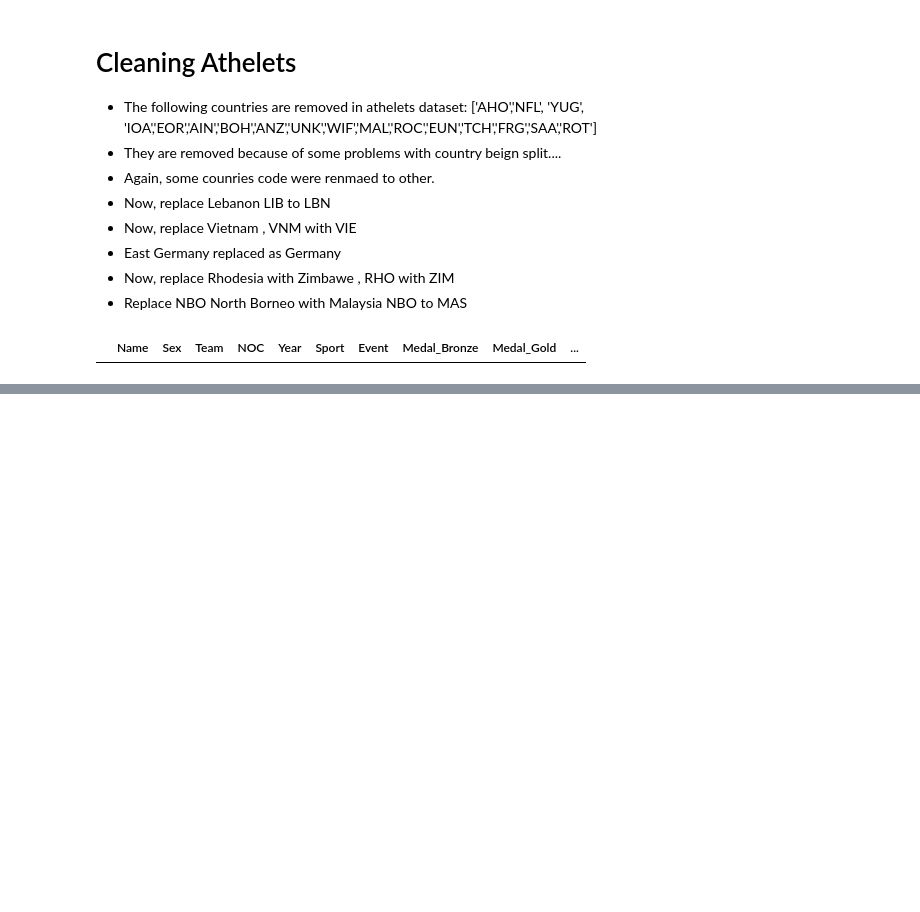
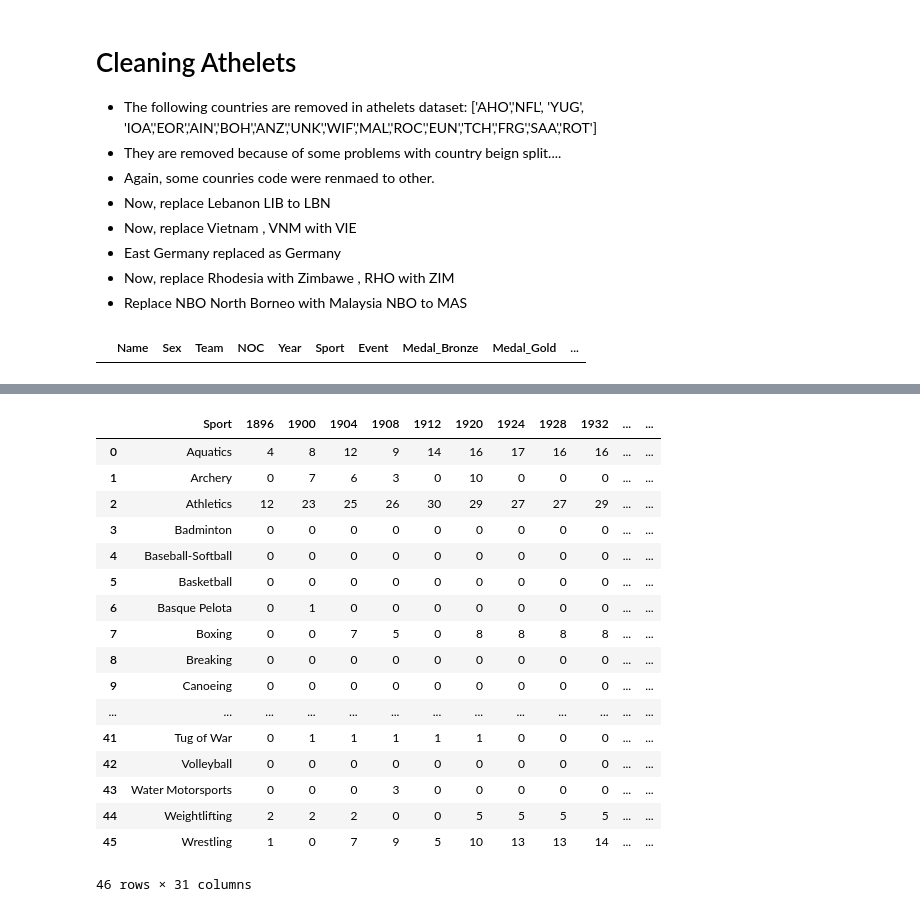
Before and after one commit to SuramyaAngdembay/mcm25, a Jupyter notebook: data_clean.ipynb, the cells around one changed output, grey strips where cells are left out. Saved outputs shown, nothing was run; the diff lists cells and outputs as text; code cells hidden in the pictures; blank space fills up the shorter version.

Commit message:
Olympic Program dataset cleaned

```diff
--- a/data_clean.ipynb
+++ b/data_clean.ipynb
@@ -234,0 +264,48 @@ with open('./pickle/countries_mapping.pkl', 'wb') as file:
+# %%
+# Function to handle data cleaning and conversion
+def clean_and_convert(value):
+    try:
+        # Convert to numeric, coercing non-numeric to NaN
+        numeric_value = pd.to_numeric(value, errors='coerce')
+
+        # If numeric, convert to integer if possible
+        if pd.notna(numeric_value):
+            return int(numeric_value)
+
+    except ValueError:
+        pass  # Ignore conversion errors
+
+    return 0  # Return 0 for non-numeric or invalid values
+
+# Apply the function to each column except Sport
+for col in df_programs.columns:
+    if(col == 'Sport'):
+        continue
+    df_programs[col] = df_programs[col].apply(clean_and_convert)
+# %%
+df_programs = df_programs.groupby('Sport').sum().astype(int)
+
+df_programs = df_programs.reset_index()
+
+df_programs.to_csv('./data/cleaned_summerOly_programs.csv',index=False)
+
+df_programs
+# %% [output]
+|  | Sport | 1896 | 1900 | 1904 | 1908 | 1912 | 1920 | 1924 | 1928 | 1932 | ... | ... |
+| 0 | Aquatics | 4 | 8 | 12 | 9 | 14 | 16 | 17 | 16 | 16 | ... | ... |
+| 1 | Archery | 0 | 7 | 6 | 3 | 0 | 10 | 0 | 0 | 0 | ... | ... |
+| 2 | Athletics | 12 | 23 | 25 | 26 | 30 | 29 | 27 | 27 | 29 | ... | ... |
+| 3 | Badminton | 0 | 0 | 0 | 0 | 0 | 0 | 0 | 0 | 0 | ... | ... |
+| 4 | Baseball-Softball | 0 | 0 | 0 | 0 | 0 | 0 | 0 | 0 | 0 | ... | ... |
+| 5 | Basketball | 0 | 0 | 0 | 0 | 0 | 0 | 0 | 0 | 0 | ... | ... |
+| 6 | Basque Pelota | 0 | 1 | 0 | 0 | 0 | 0 | 0 | 0 | 0 | ... | ... |
+| 7 | Boxing | 0 | 0 | 7 | 5 | 0 | 8 | 8 | 8 | 8 | ... | ... |
+| 8 | Breaking | 0 | 0 | 0 | 0 | 0 | 0 | 0 | 0 | 0 | ... | ... |
+| 9 | Canoeing | 0 | 0 | 0 | 0 | 0 | 0 | 0 | 0 | 0 | ... | ... |
+| ... | ... | ... | ... | ... | ... | ... | ... | ... | ... | ... | ... | ... |
+| 41 | Tug of War | 0 | 1 | 1 | 1 | 1 | 1 | 0 | 0 | 0 | ... | ... |
+| 42 | Volleyball | 0 | 0 | 0 | 0 | 0 | 0 | 0 | 0 | 0 | ... | ... |
+| 43 | Water Motorsports | 0 | 0 | 0 | 3 | 0 | 0 | 0 | 0 | 0 | ... | ... |
+| 44 | Weightlifting | 2 | 2 | 2 | 0 | 0 | 5 | 5 | 5 | 5 | ... | ... |
+| 45 | Wrestling | 1 | 0 | 7 | 9 | 5 | 10 | 13 | 13 | 14 | ... | ... |
+46 rows × 31 columns
```
Also changed, not shown: parts of 3 cells of this notebook, 2 other files.
